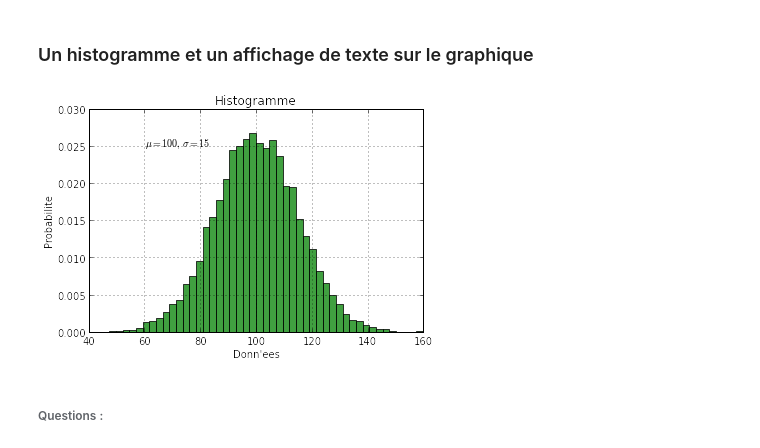
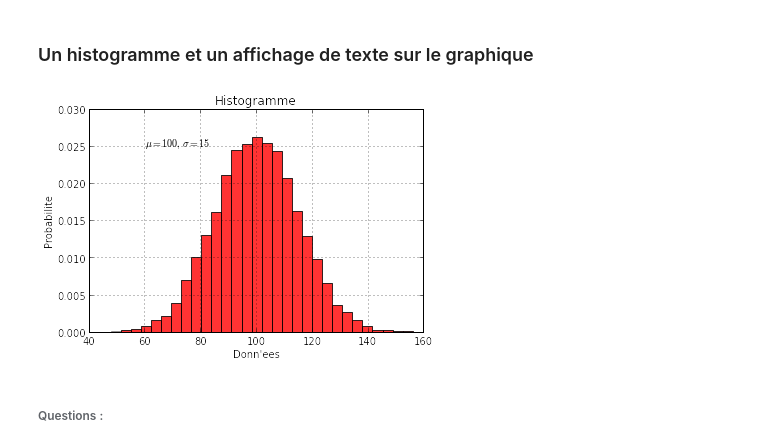
Before and after one commit to ecalzavarini/python-at-polytech-lille, a Jupyter notebook: Python-TP1-2014.ipynb, the cells around one changed output. Cells and saved outputs as stored; diff of their text form; code cells hidden in the pictures.

```diff
--- a/Python-TP1-2014.ipynb
+++ b/Python-TP1-2014.ipynb
@@ -436,18 +436,19 @@ plt.plot(t1, t1, 'r--', t1, t1**2, 'bs', t2, t2**3, 'g^-')
 # %%
 %matplotlib inline
 
 mu, sigma = 100, 15
 x = mu + sigma * np.random.randn(10000)
+bins = 30
 #  histogramme des donn\'es
-n, bins, patches = plt.hist(x, 50, normed=1, facecolor='g', alpha=0.75)
+plt.hist(x, bins, normed=1, facecolor='r', alpha=0.8)
 plt.xlabel('Donn\'ees')
 plt.ylabel('Probabilite')
 plt.title('Histogramme')
 plt.text(60, .025, r'$\mu=100,\ \sigma=15$')
 plt.axis([40, 160, 0, 0.03])
 plt.grid(True)
 # %% [output]
-[figure, old version]
+[figure, new version]
 # %% [markdown]
 ###### Questions :
 # %% [markdown]
```
Also changed, not shown: parts of 1 cell of this notebook.
